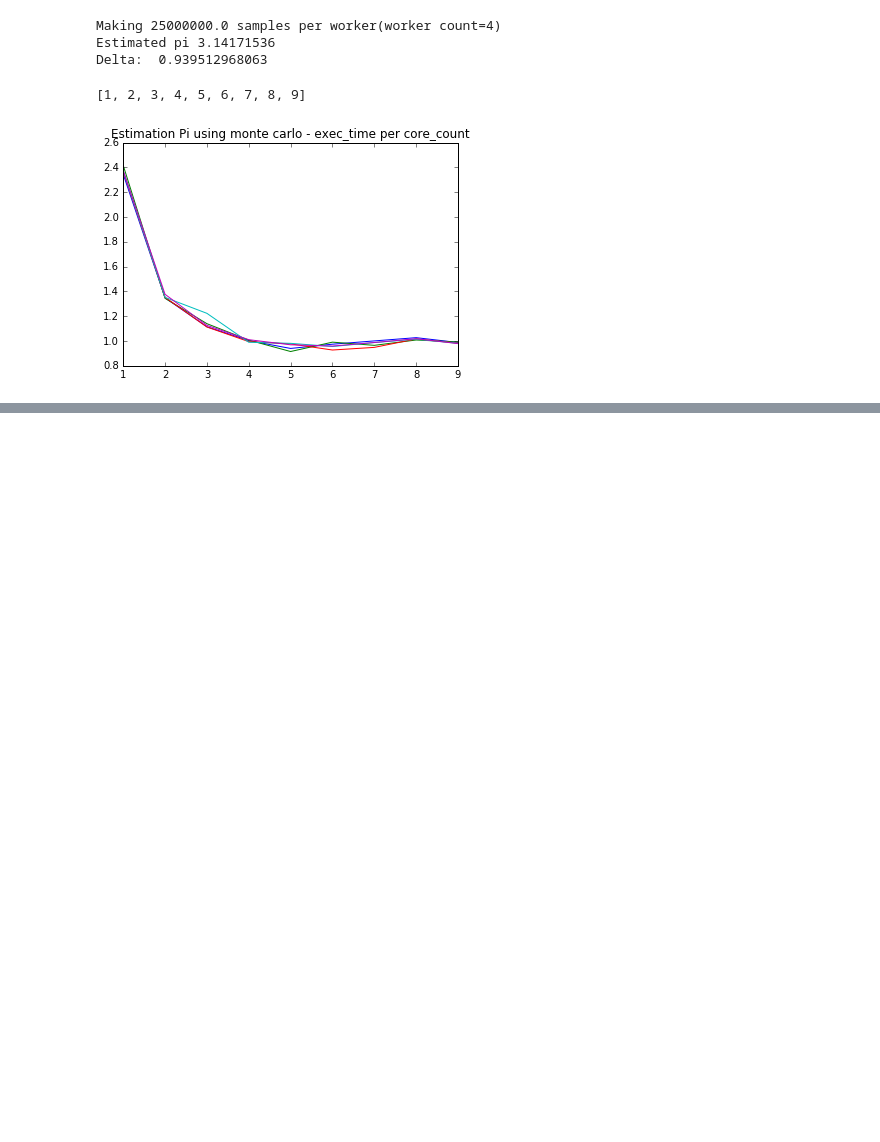
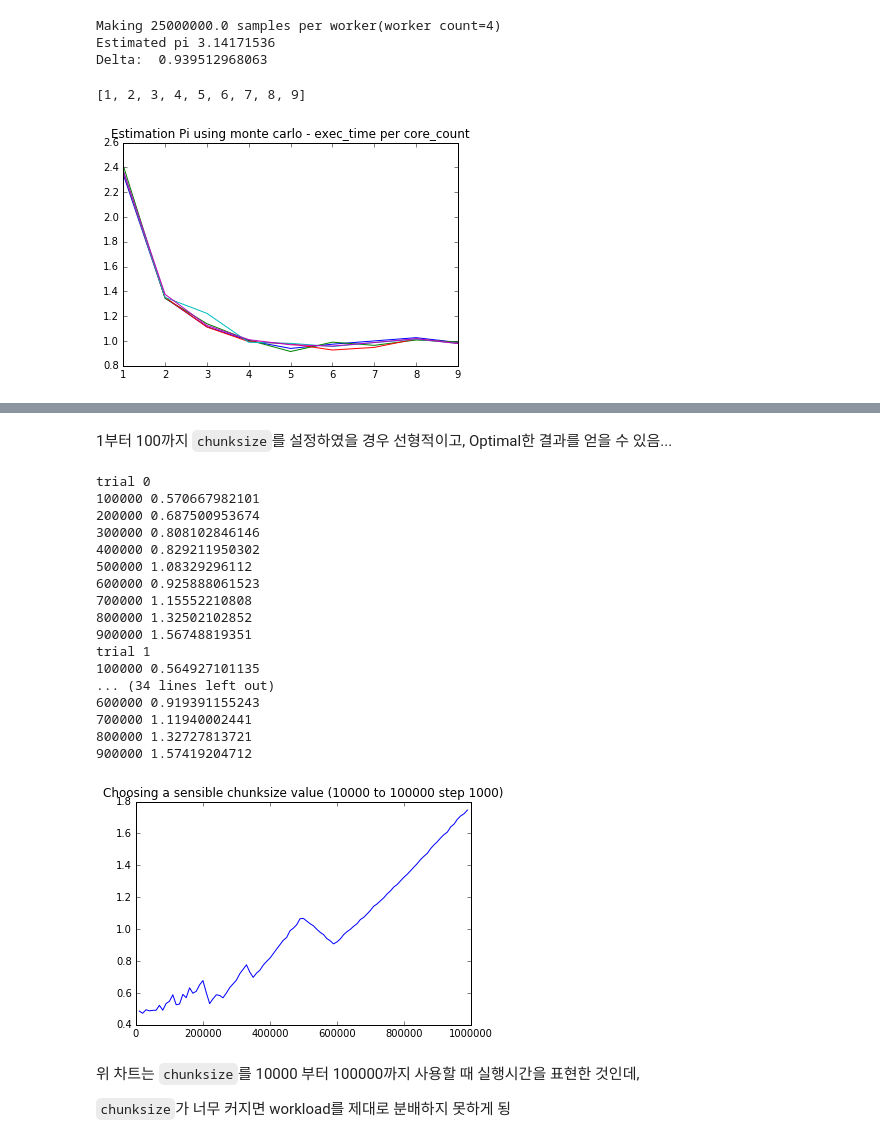
Before and after one commit to Ashon/_study_multiprocessing, a Jupyter notebook: ch9_multiprocessing.ipynb, the cells around one changed output, grey strips where cells are left out. Saved outputs shown, nothing was run; the diff lists cells and outputs as text; code cells hidden in the pictures; blank space fills up the shorter version.

```diff
--- a/ch9_multiprocessing.ipynb
+++ b/ch9_multiprocessing.ipynb
@@ -422,0 +489,65 @@ trial=19
+# %% [markdown]
+1부터 100까지 `chunksize`를 설정하였을 경우 선형적이고, Optimal한 결과를 얻을 수 있음...
+# %%
+import time
+from multiprocessing import Pool
+import matplotlib.pyplot as plt
+%matplotlib inline
+
+from_num = 10000
+to_num = 1000000
+num_range = range(from_num, to_num)
+proc_count = 4
+step = 10000
+chunk_range = range(10000, 1000000, step)
+delta_set = [-1 for _ in chunk_range]
+
+pool = Pool(proc_count)
+
+trial_count = 5
+for trial in range(trial_count):
+    print 'trial', trial
+    for cr in chunk_range:
+        t = time.time()
+
+        # use default check_prime function with chunk size
+        res = pool.map(check_prime, iterable=num_range, chunksize=cr)
+        delta = time.time() - t
+
+        idx = cr / step - 1
+
+        if delta_set[idx] < 0:
+            delta_set[idx] = delta
+        else:
+            if delta < delta_set[idx]:
+                delta_set[idx] = delta
+
+        if cr % 100000 == 0:
+            print cr, delta
+
+plt.title('Choosing a sensible chunksize value (10000 to 100000 step 1000)')
+plt.plot(chunk_range, delta_set)
+plt.show()
+# %% [output]
+trial 0
+100000 0.570667982101
+200000 0.687500953674
+300000 0.808102846146
+400000 0.829211950302
+500000 1.08329296112
+600000 0.925888061523
+700000 1.15552210808
+800000 1.32502102852
+900000 1.56748819351
+trial 1
+100000 0.564927101135
+... (34 lines left out)
+600000 0.919391155243
+700000 1.11940002441
+800000 1.32727813721
+900000 1.57419204712
+[figure, added]
+# %% [markdown]
+위 차트는 `chunksize`를 10000 부터 100000까지 사용할 때 실행시간을 표현한 것인데,
+
+`chunksize`가 너무 커지면 workload를 제대로 분배하지 못하게 됭
```
Also changed, not shown: parts of 6 cells of this notebook.
